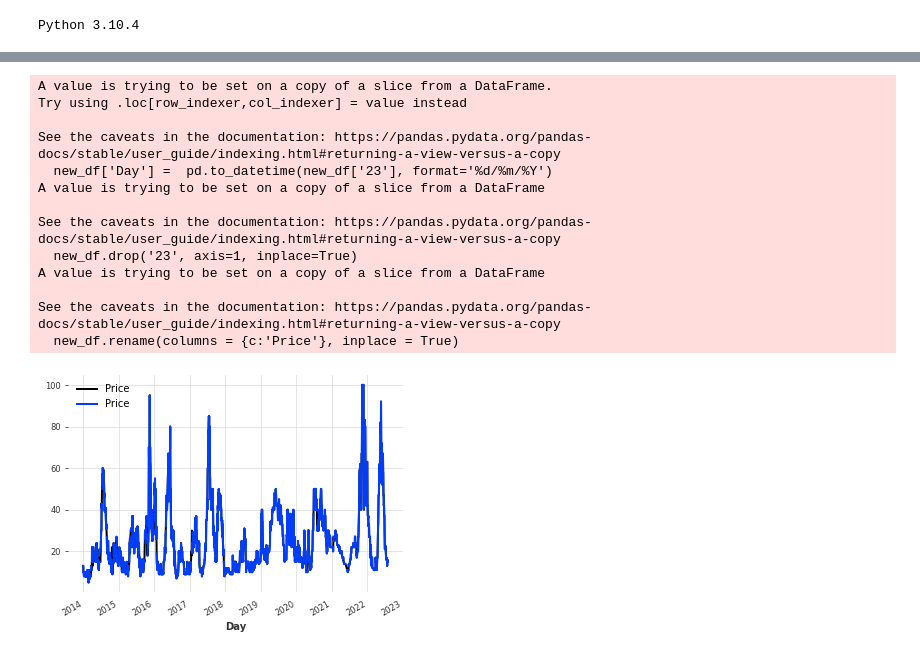
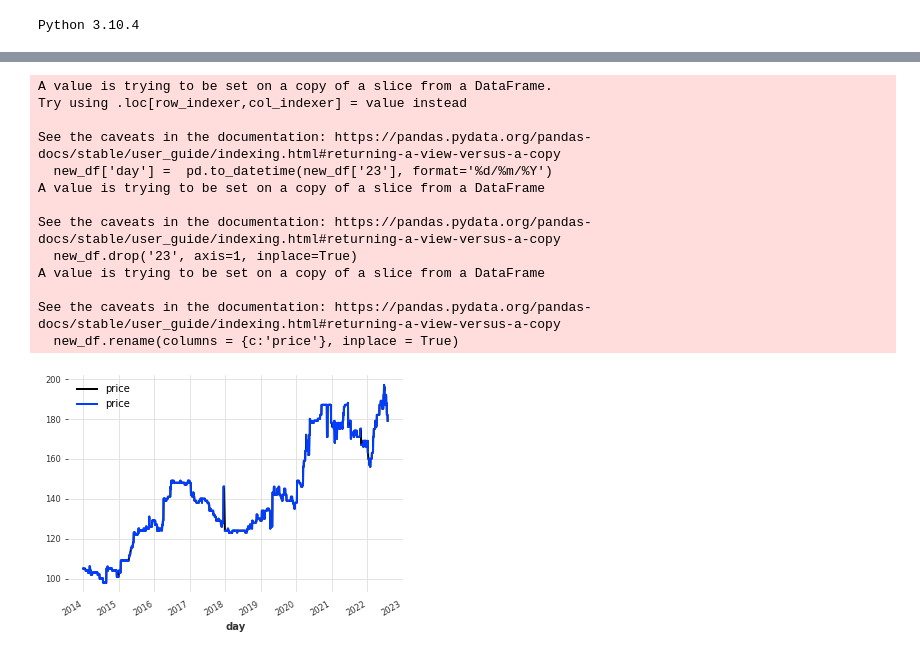
Before and after one commit to aadityarock2000/Price-history-analysis, a Jupyter notebook: Darts on Rice Prices.ipynb, the cells around one changed output, grey strips where cells are left out. Cells and saved outputs as stored; diff of their text form; code cells hidden in the pictures.

```diff
--- a/Darts on Rice Prices.ipynb
+++ b/Darts on Rice Prices.ipynb
@@ -26,8 +26,8 @@ def create_imputed_timeseries(c):
     new_df.rename(columns = {c:'price'}, inplace = True)
 
     #create Time series object
-    rice=TimeSeries.from_dataframe(new_df,time_col='day',value_cols='price')
+    commodity=TimeSeries.from_dataframe(new_df,time_col='day',value_cols='price')
 
     #impute missing values
-    rice_imputed=fill_missing_values(rice)
-    return rice,rice_imputed
+    commodity_imputed=fill_missing_values(commodity)
+    return commodity,commodity_imputed
@@ -34,11 +44,11 @@ def create_imputed_timeseries(c):
 # %%
-onion_orig,onion_cleaned=create_imputed_timeseries('22')
+commodity_orig,commodity_cleaned=create_imputed_timeseries('11')
 # %% [output]
 A value is trying to be set on a copy of a slice from a DataFrame.
 Try using .loc[row_indexer,col_indexer] = value instead
 
 See the caveats in the documentation: https://pandas.pydata.org/pandas-docs/stable/user_guide/indexing.html#returning-a-view-versus-a-copy
-  new_df['Day'] =  pd.to_datetime(new_df['23'], format='%d/%m/%Y')
+  new_df['day'] =  pd.to_datetime(new_df['23'], format='%d/%m/%Y')
 A value is trying to be set on a copy of a slice from a DataFrame
 
 See the caveats in the documentation: https://pandas.pydata.org/pandas-docs/stable/user_guide/indexing.html#returning-a-view-versus-a-copy
@@ -46,9 +56,9 @@ See the caveats in the documentation: https://pandas.pydata.org/pandas-docs/stab
 A value is trying to be set on a copy of a slice from a DataFrame
 
 See the caveats in the documentation: https://pandas.pydata.org/pandas-docs/stable/user_guide/indexing.html#returning-a-view-versus-a-copy
-  new_df.rename(columns = {c:'Price'}, inplace = True)
+  new_df.rename(columns = {c:'price'}, inplace = True)
 # %%
-onion_cleaned.plot()
-onion_orig.plot()
+commodity_cleaned.plot()
+commodity_orig.plot()
 # %% [output]
-[figure, old version]
+[figure, new version]
```
Also changed, not shown: parts of 34 cells of this notebook, 4 other files.
